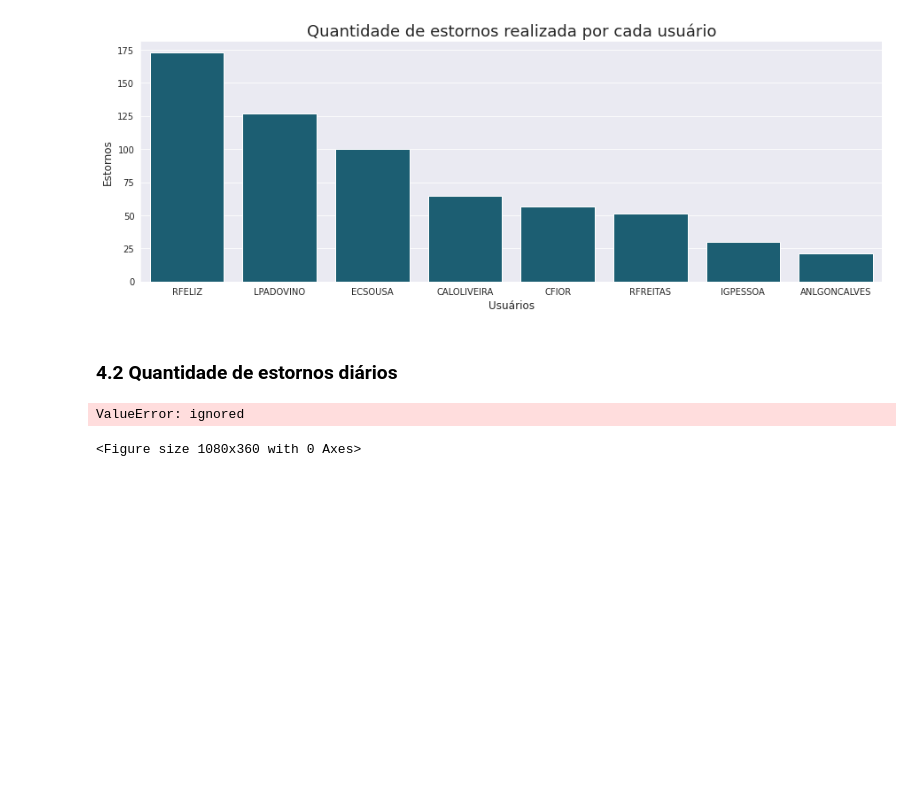
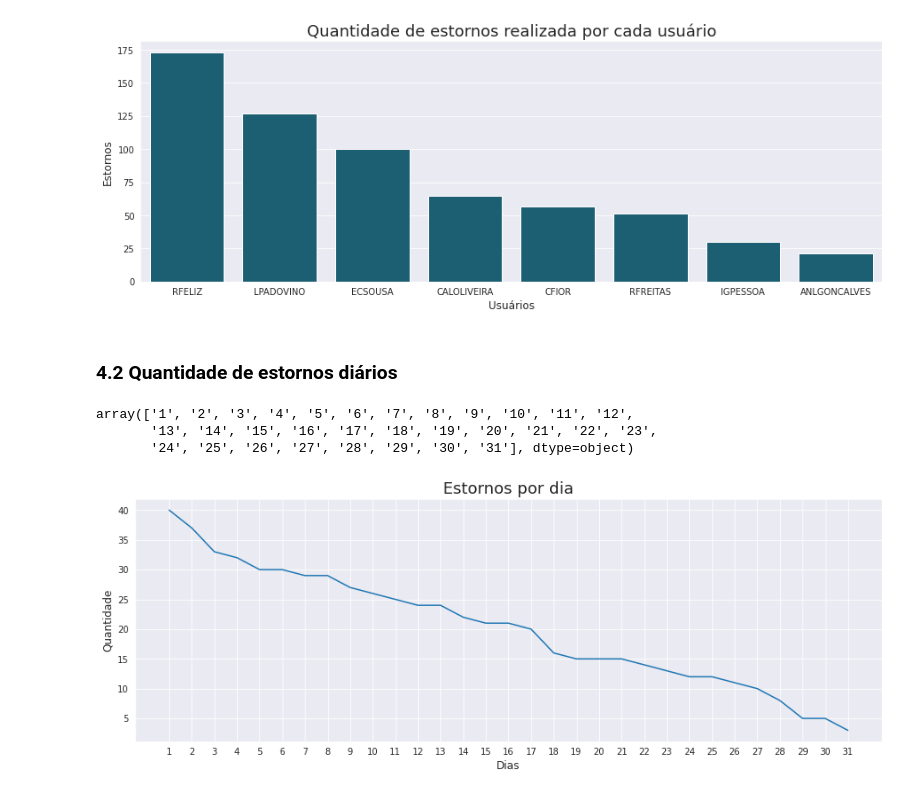
Before and after one commit to strawndri/slaviero-suct-data-analysis, a Jupyter notebook: Notebooks/refunds.ipynb, the cells around one changed output. Saved outputs shown, nothing was run; the diff lists cells and outputs as text; code cells hidden in the pictures; blank space fills up the shorter version.

Commit message:
finish graphic - refunds per day

```diff
--- a/Notebooks/refunds.ipynb
+++ b/Notebooks/refunds.ipynb
@@ -85,7 +85,7 @@ dataset.data.replace('/', ' ', inplace=True, regex=True)
 # removendo da tabela o dia 6
 dataset = dataset.drop(len(dataset) -1)
 # %%
-for i in range(0, len(dataset.data) - 1):
+for i in range(0, len(dataset.data)):
   dataset.data[i] = dataset.data[i].split()[1]
 # %% [output]
 A value is trying to be set on a copy of a slice from a DataFrame
@@ -119,11 +119,11 @@ def set_barplot(x, y, data, xlabel, ylabel, title):
 
   ax
 # %%
-def set_lineplot(x, y, data, xlabel, ylabel, title):
+def set_lineplot(x, y, xlabel, ylabel, title):
   plot_config()
-  ax = sns.lineplot(x=x, y=y, data=data)
+  ax = sns.lineplot(x=x, y=y)
   ax.set_title(title, fontsize = 18)
-  ax.set_xlabel(xlabel, fontsize = 12, )
+  ax.set_xlabel(xlabel, fontsize = 12)
   ax.set_ylabel(ylabel, fontsize = 12)
 
   ax
@@ -146,8 +146,13 @@ graphic
 # %%
 refunds_per_day = dataset.data.value_counts()
 days = dataset.data.unique()
+
+days
+# %% [output]
+array(['1', '2', '3', '4', '5', '6', '7', '8', '9', '10', '11', '12',
+       '13', '14', '15', '16', '17', '18', '19', '20', '21', '22', '23',
+       '24', '25', '26', '27', '28', '29', '30', '31'], dtype=object)
 # %%
-set_lineplot(days, refunds_per_day, dataset, "Dias", 'Quantidade', 'Estornos por dia')
+set_lineplot(days, refunds_per_day, "Dias", 'Quantidade', 'Estornos por dia')
 # %% [output]
-ValueError: ignored
-<Figure size 1080x360 with 0 Axes>
+[figure, added]
```
Also changed, not shown: parts of 2 cells of this notebook.
